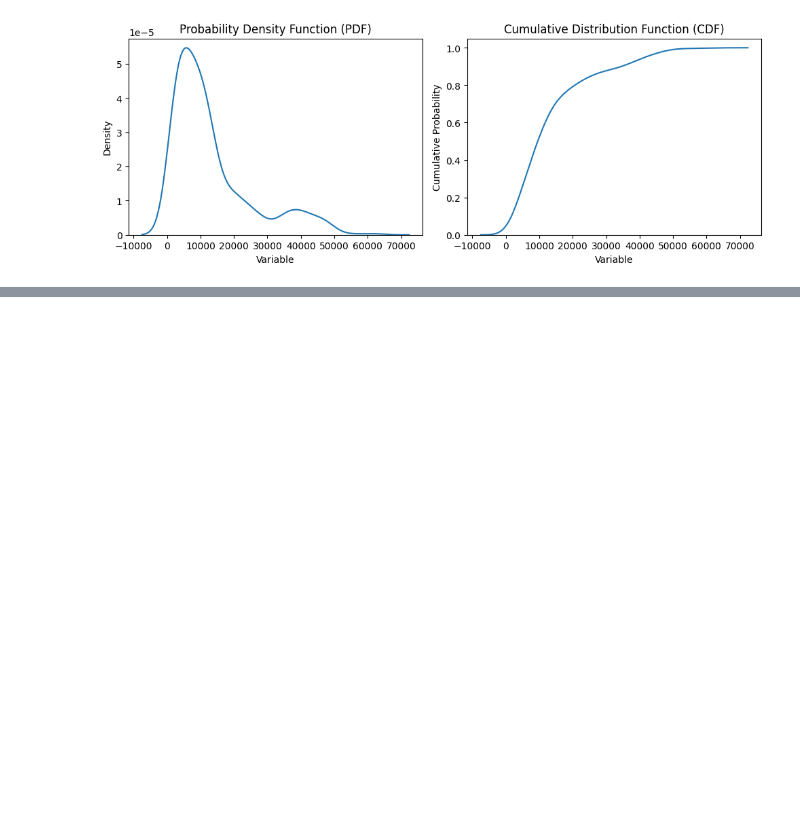
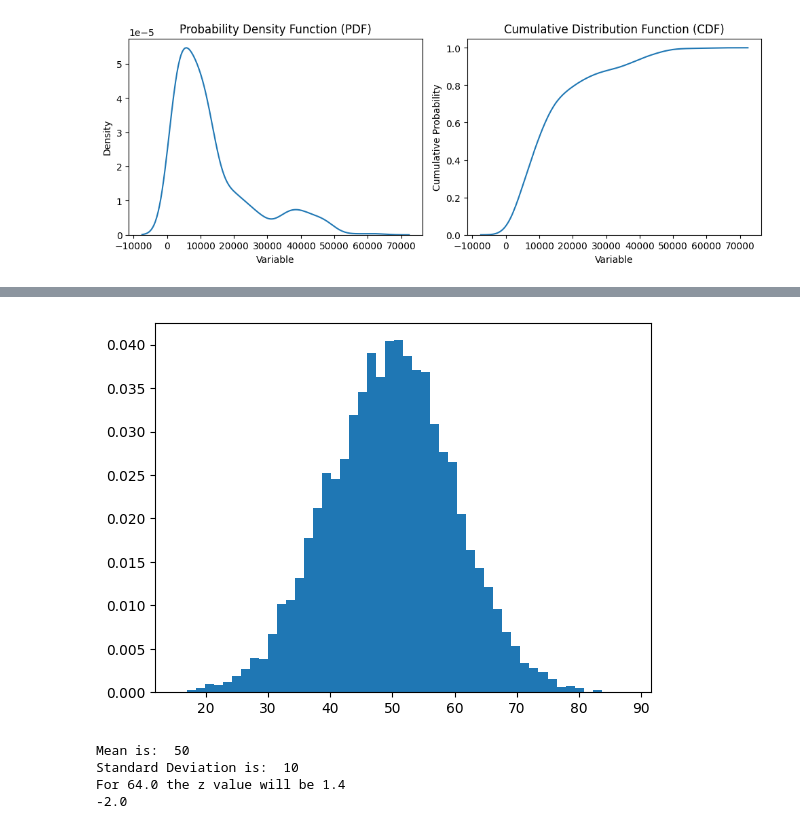
Before and after one commit to rahulchand017/Data_Science, a Jupyter notebook: Statistics/Probability Distribution/Practice PD.ipynb, the cells around one changed output, grey strips where cells are left out. Saved outputs shown, nothing was run; the diff lists cells and outputs as text; code cells hidden in the pictures; blank space fills up the shorter version.

```diff
--- a/Statistics/Probability Distribution/Practice PD.ipynb
+++ b/Statistics/Probability Distribution/Practice PD.ipynb
@@ -127,0 +170,27 @@ plt.show()
+# %%
+import matplotlib.pyplot as plt
+import numpy as np
+
+plt.hist(np.random.normal(50,10,10000), density=True, bins=50)
+plt.show()
+
+mean = 50
+st_dev = 10
+print("Mean is: ", mean)
+print("Standard Deviation is: ", st_dev)
+
+# question b
+z = 1.4
+x = z * st_dev + mean
+print(f"For {x} the z value will be 1.4")
+
+# question c
+X = 30
+z_score = (X-mean)/st_dev
+print(z_score)
+# %% [output]
+[figure, added]
+Mean is:  50
+Standard Deviation is:  10
+For 64.0 the z value will be 1.4
+-2.0
```
Also changed, not shown: parts of 8 cells of this notebook, 3 other files.
